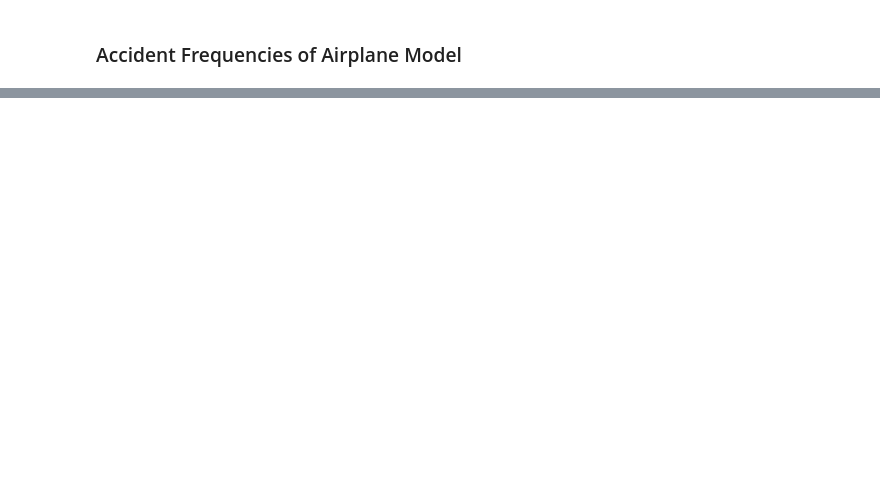
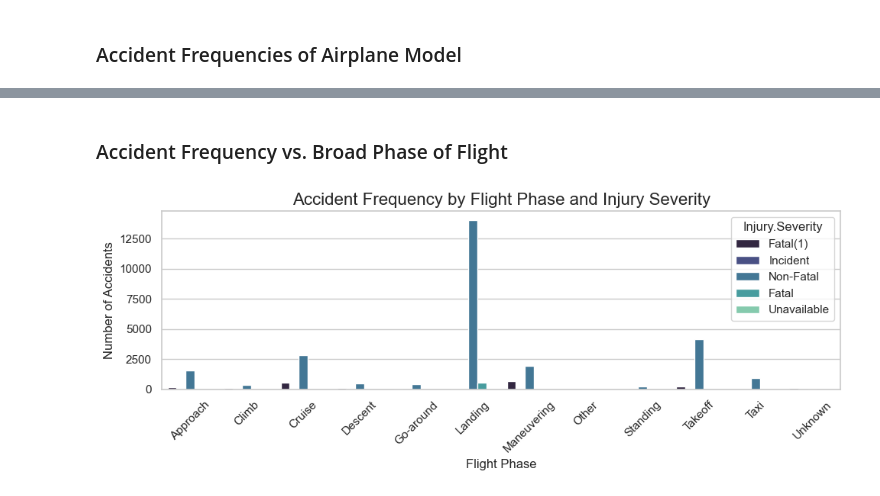
Before and after one commit to Vincent-lab-create/dsc-phase-1-project-v3, a Jupyter notebook: student.ipynb, the cells around one changed output, grey strips where cells are left out. Cells and saved outputs as stored; diff of their text form; code cells hidden in the pictures; blank space fills up the shorter version.

```diff
--- a/student.ipynb
+++ b/student.ipynb
@@ -347,0 +392,20 @@ plt.show()
+# %% [markdown]
+### Accident Frequency vs. Broad Phase of Flight
+# %%
+# Filtering out 'UNKNOWN' or NaN values in Broad.phase.of.flight
+df_filtered = df[df['Broad.phase.of.flight'].notna()]
+
+# Grouping data by Broad Phase of Flight and Injury Severity
+phase_counts = df_filtered.groupby(['Broad.phase.of.flight', 'Injury.Severity']).size().reset_index(name='Count')
+
+# Visualizing Grouped Bar Plot
+plt.figure(figsize=(10, 4))
+sns.barplot(data=phase_counts, x='Broad.phase.of.flight', y='Count', hue='Injury.Severity', palette='mako')
+plt.title('Accident Frequency by Flight Phase and Injury Severity', fontsize=16)
+plt.xlabel('Flight Phase', fontsize=12)
+plt.ylabel('Number of Accidents', fontsize=12)
+plt.xticks(rotation=45)
+plt.tight_layout()
+plt.show()
+# %% [output]
+[figure, added]
```
Also changed, not shown: parts of 14 cells of this notebook.
